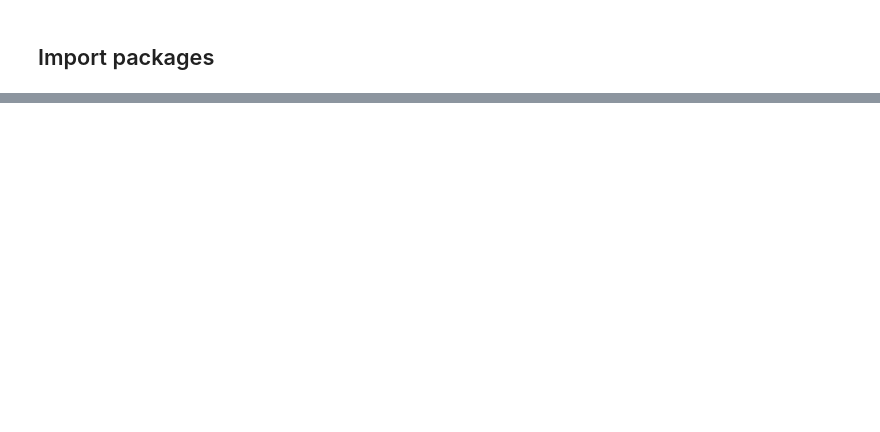
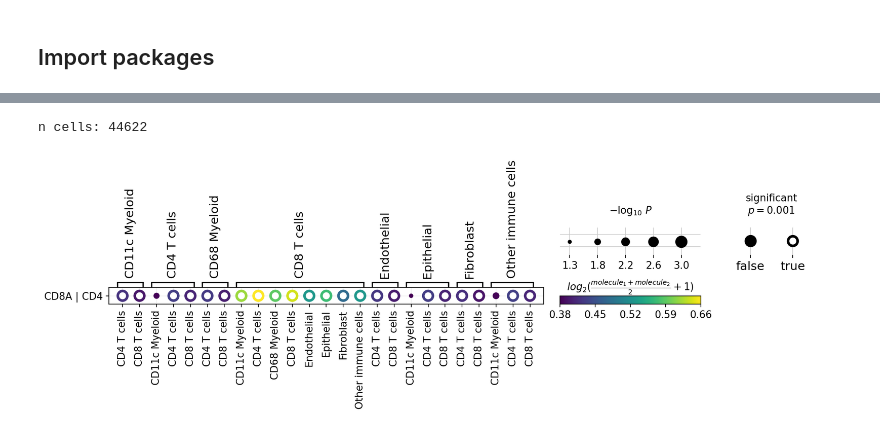
Before and after one commit to theislab/ncem_tutorials, a Jupyter notebook: tutorials/analysis_tutorial_mibitof_cancer.ipynb, the cells around one changed output, grey strips where cells are left out. Saved outputs shown, nothing was run; the diff lists cells and outputs as text; code cells hidden in the pictures; blank space fills up the shorter version.

```diff
--- a/tutorials/analysis_tutorial_mibitof_cancer.ipynb
+++ b/tutorials/analysis_tutorial_mibitof_cancer.ipynb
@@ -201,0 +56,10 @@ nc_inter.sender_effect(
+# %%
+interpreter = ncem.interpretation.interpreter.InterpreterInteraction()
+interpreter.get_data(
+    data_origin='hartmann',
+    data_path=path + '/data/hartmann/',
+    radius=35,
+    node_label_space_id='type',
+    node_feature_space_id='standard',
+)
+print('\n Celldata metadata:', interpreter.data.celldata.uns['metadata'])
@@ -201,0 +146,5 @@ nc_inter.sender_effect(
+# %%
+# splitting data into test and validation sets, can be ignored for non sender-receiver focused analysis
+interpreter.split_data_node(0.1, 0.1)
+interpreter.n_eval_nodes_per_graph = 10
+interpreter.cell_names = list(interpreter.data.celldata.uns['node_type_names'].values())
@@ -201,0 +266,7 @@ nc_inter.sender_effect(
+# %%
+adata = interpreter.data.ligrec(
+    fraction=0.70,
+)
+# %% [output]
+n cells: 44622
+[figure, added]
```
Also changed, not shown: parts of 48 cells of this notebook.
